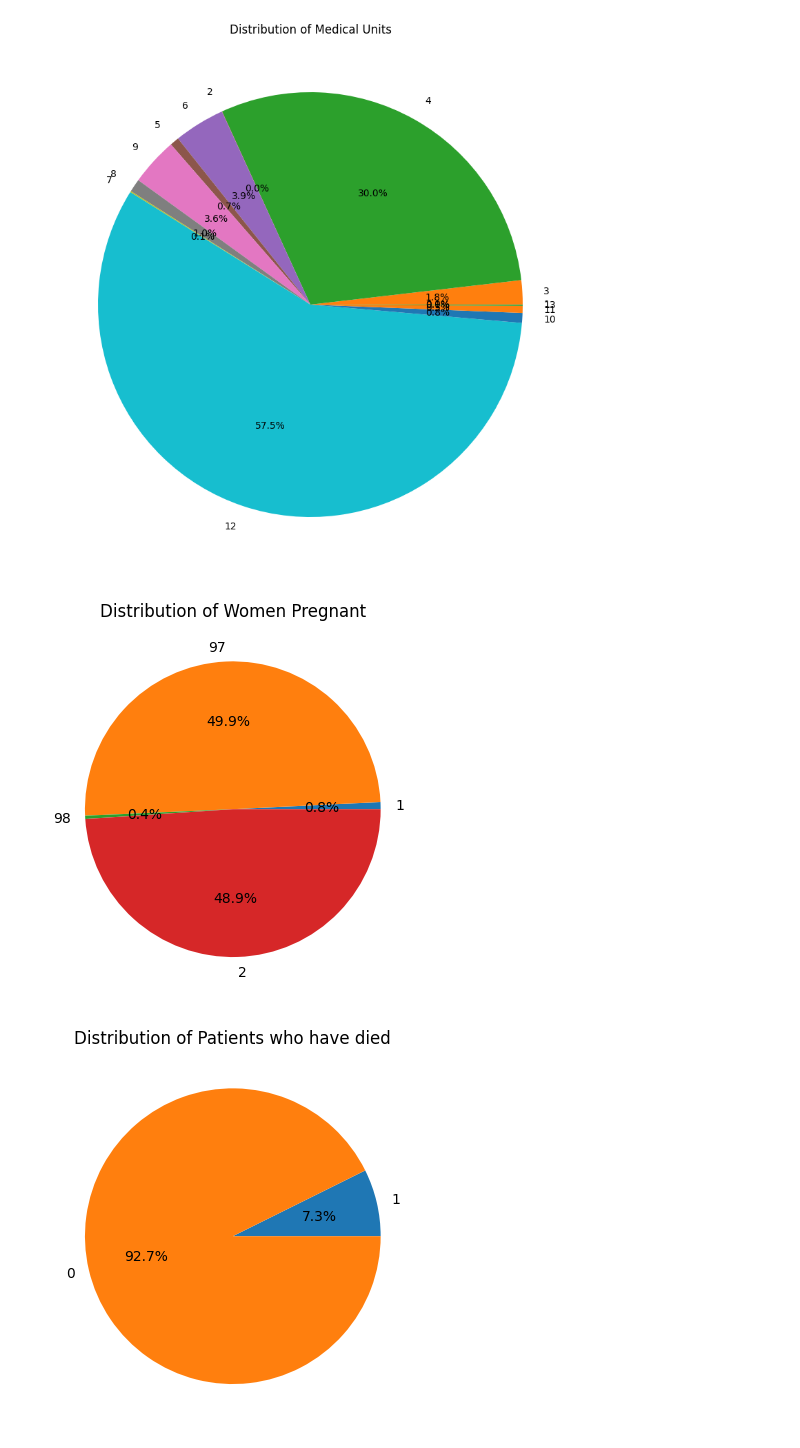
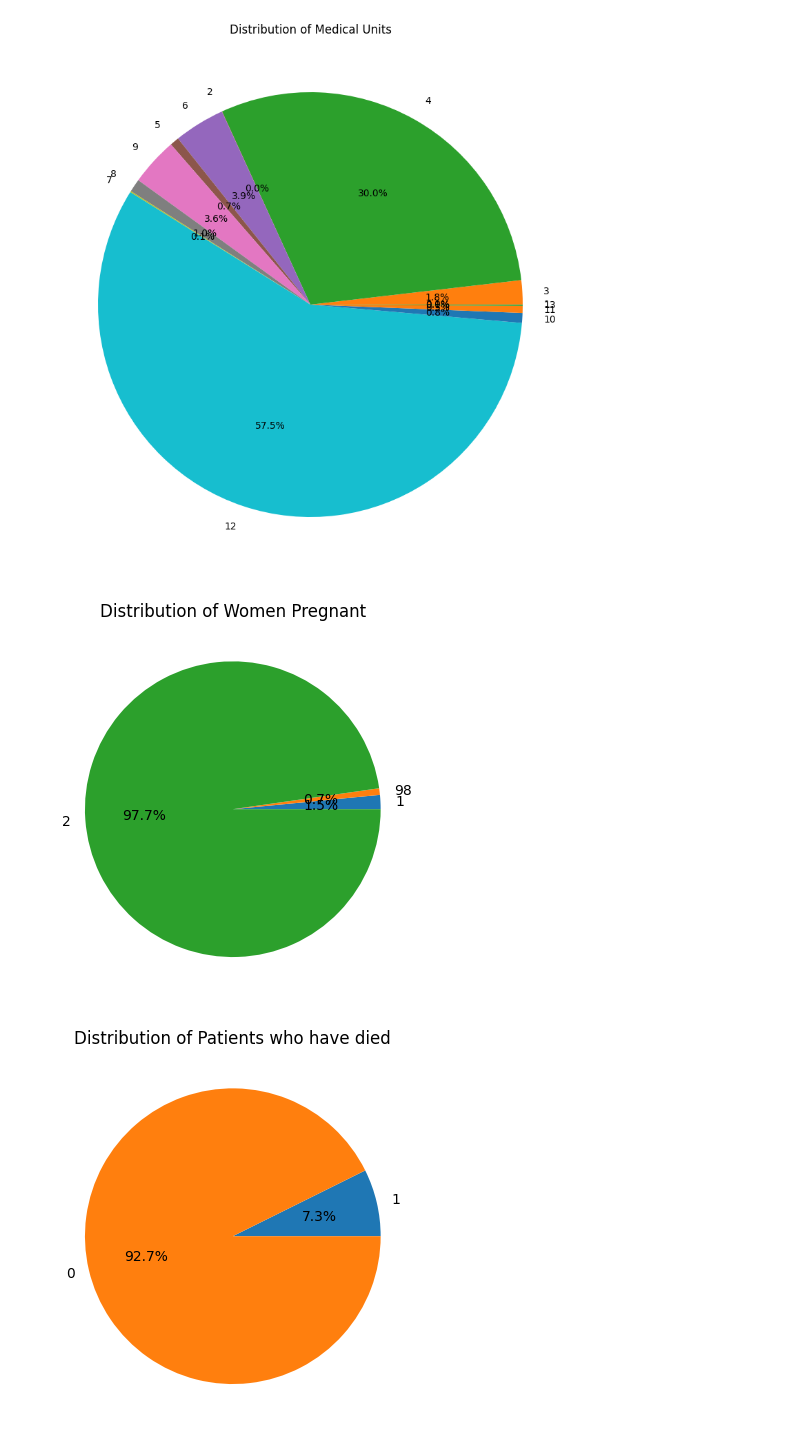
Before and after one commit to Jhatton2/dataMining_finalProject, a Jupyter notebook: covid_19.ipynb, the cells around one changed output. Cells and saved outputs as stored; diff of their text form; code cells hidden in the pictures.

```diff
--- a/covid_19.ipynb
+++ b/covid_19.ipynb
@@ -90,14 +100,18 @@ plt.show()
 # %% [output]
 [figure]
 # %%
+# This chart shows the distribution of pregnant and non-pregnant women in the dataset.
+# The chart shows that the dataset is not balanced, with a higher number of non-pregnant
+# women. This imbalance could affect the performance of machine learning models later on.
+
 # Show distribution of 'PREGNANT' column in pie chart
 import matplotlib.pyplot as plt
 
-pregnant_distribution = spark.sql("SELECT PREGNANT, COUNT(*) as Count FROM covid GROUP BY PREGNANT").toPandas()
+pregnant_distribution = spark.sql("SELECT PREGNANT, COUNT(*) as Count FROM covid WHERE SEX = 1 GROUP BY PREGNANT").toPandas()
 
 plt.pie(pregnant_distribution["Count"], labels=pregnant_distribution["PREGNANT"], autopct="%1.1f%%")
 plt.title("Distribution of Women Pregnant")
 plt.show()
 # %% [output]
-[figure, old version]
+[figure, new version]
 # %%
```
Also changed, not shown: parts of 17 cells of this notebook.
